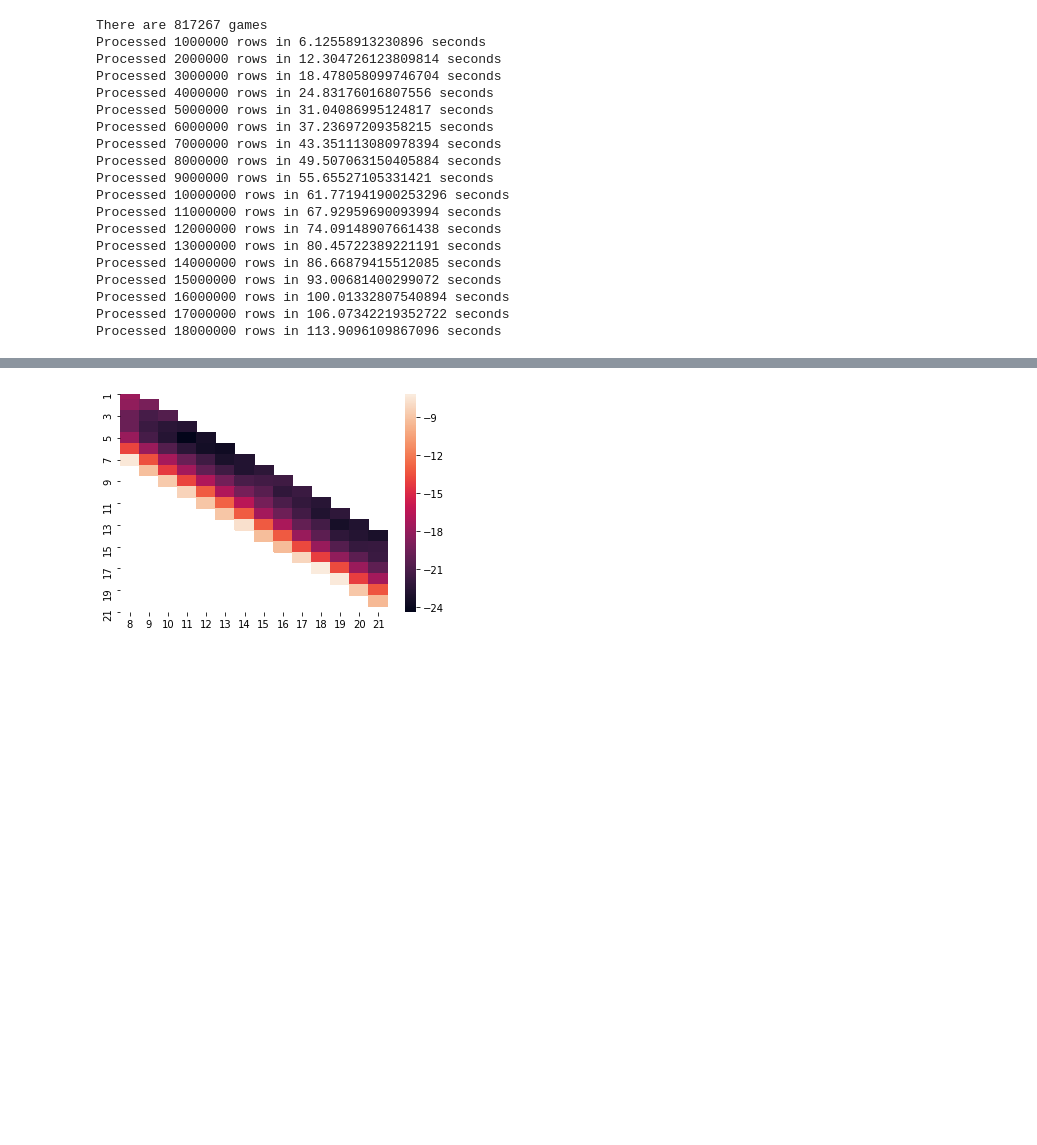
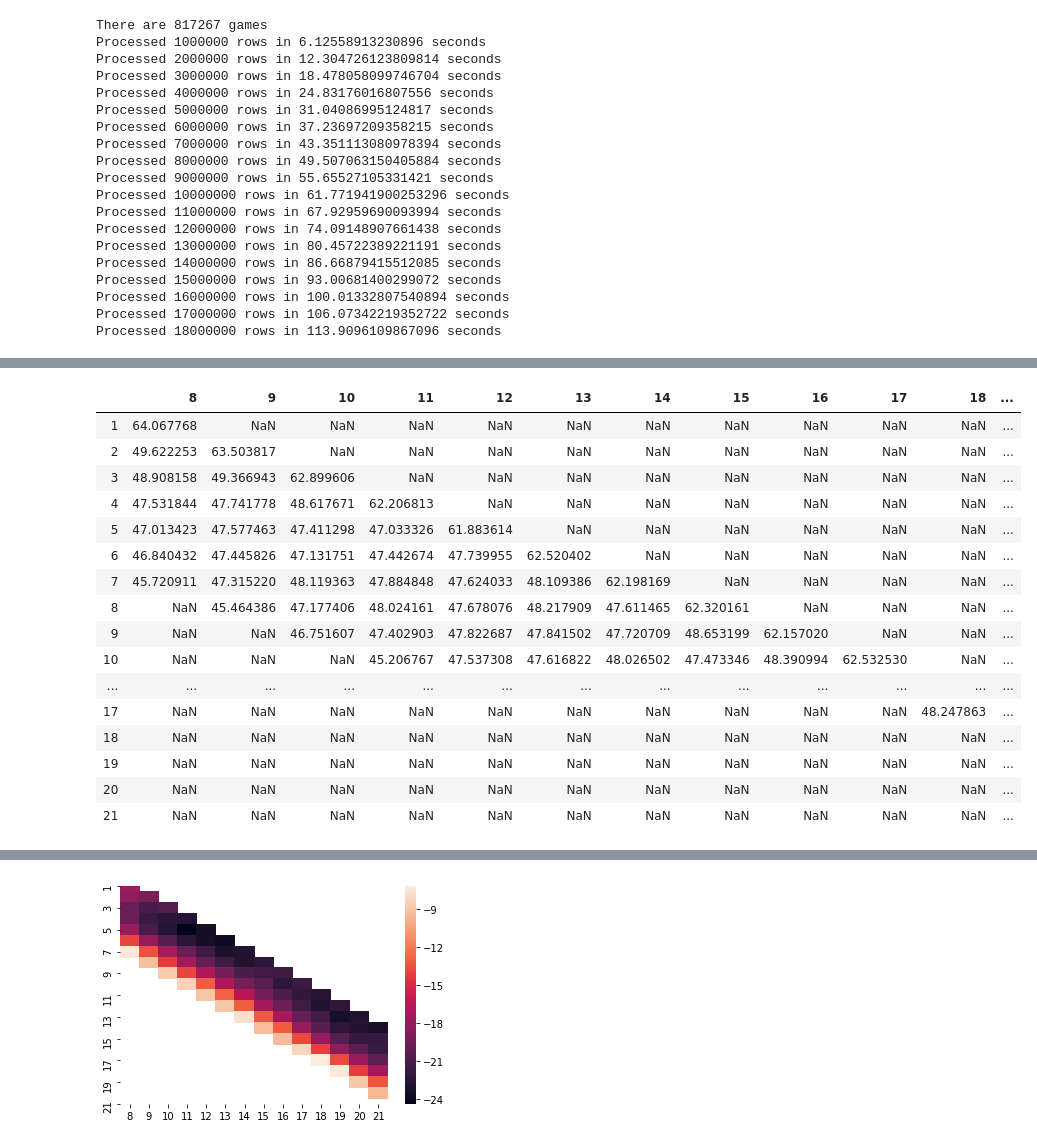
Before and after one commit to domino14/macondo, a Jupyter notebook: notebooks/preendgame_heuristics/preendgame_heuristics.ipynb, the cells around one changed output, grey strips where cells are left out. Drawn from its saved outputs; the diff is of its cells as text; code cells hidden in the pictures; blank space fills up the shorter version.

```diff
--- a/notebooks/preendgame_heuristics/preendgame_heuristics.ipynb
+++ b/notebooks/preendgame_heuristics/preendgame_heuristics.ipynb
@@ -203,0 +184,20 @@ tst_df
+# %%
+win_pct_df
+# %% [output]
+|  | 8 | 9 | 10 | 11 | 12 | 13 | 14 | 15 | 16 | 17 | 18 | ... |
+| 1 | 64.067768 | NaN | NaN | NaN | NaN | NaN | NaN | NaN | NaN | NaN | NaN | ... |
+| 2 | 49.622253 | 63.503817 | NaN | NaN | NaN | NaN | NaN | NaN | NaN | NaN | NaN | ... |
+| 3 | 48.908158 | 49.366943 | 62.899606 | NaN | NaN | NaN | NaN | NaN | NaN | NaN | NaN | ... |
+| 4 | 47.531844 | 47.741778 | 48.617671 | 62.206813 | NaN | NaN | NaN | NaN | NaN | NaN | NaN | ... |
+| 5 | 47.013423 | 47.577463 | 47.411298 | 47.033326 | 61.883614 | NaN | NaN | NaN | NaN | NaN | NaN | ... |
+| 6 | 46.840432 | 47.445826 | 47.131751 | 47.442674 | 47.739955 | 62.520402 | NaN | NaN | NaN | NaN | NaN | ... |
+| 7 | 45.720911 | 47.315220 | 48.119363 | 47.884848 | 47.624033 | 48.109386 | 62.198169 | NaN | NaN | NaN | NaN | ... |
+| 8 | NaN | 45.464386 | 47.177406 | 48.024161 | 47.678076 | 48.217909 | 47.611465 | 62.320161 | NaN | NaN | NaN | ... |
+| 9 | NaN | NaN | 46.751607 | 47.402903 | 47.822687 | 47.841502 | 47.720709 | 48.653199 | 62.157020 | NaN | NaN | ... |
+| 10 | NaN | NaN | NaN | 45.206767 | 47.537308 | 47.616822 | 48.026502 | 47.473346 | 48.390994 | 62.532530 | NaN | ... |
+| ... | ... | ... | ... | ... | ... | ... | ... | ... | ... | ... | ... | ... |
+| 17 | NaN | NaN | NaN | NaN | NaN | NaN | NaN | NaN | NaN | NaN | 48.247863 | ... |
+| 18 | NaN | NaN | NaN | NaN | NaN | NaN | NaN | NaN | NaN | NaN | NaN | ... |
+| 19 | NaN | NaN | NaN | NaN | NaN | NaN | NaN | NaN | NaN | NaN | NaN | ... |
+| 20 | NaN | NaN | NaN | NaN | NaN | NaN | NaN | NaN | NaN | NaN | NaN | ... |
+| 21 | NaN | NaN | NaN | NaN | NaN | NaN | NaN | NaN | NaN | NaN | NaN | ... |
```
Also changed, not shown: parts of 3 cells of this notebook.
